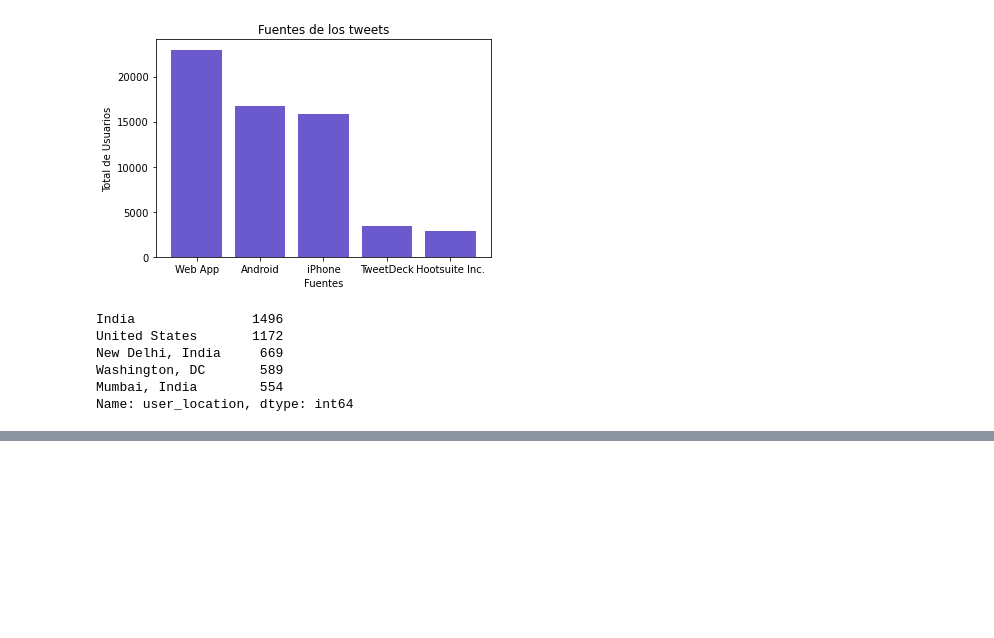
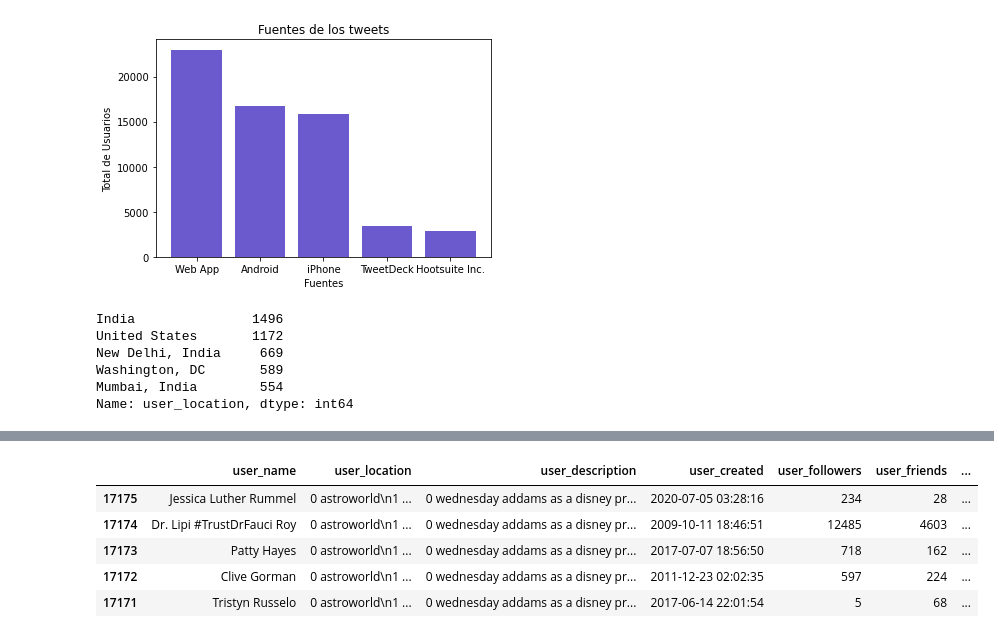
Before and after one commit to AbielBorja/Arte-de-la-analitica, a Jupyter notebook: Dia_4/RetoSemanaTec.ipynb, the cells around one changed output, grey strips where cells are left out. Drawn from its saved outputs; the diff is of its cells as text; code cells hidden in the pictures; blank space fills up the shorter version.

```diff
--- a/Dia_4/RetoSemanaTec.ipynb
+++ b/Dia_4/RetoSemanaTec.ipynb
@@ -334,6 +334,19 @@ Mumbai, India        554
 Name: user_location, dtype: int64
 # %%
 from wordcloud import WordCloud
+import re
+
+def text_cleaner(text) :
+    #text = re. sub(' (It'text)
+    text=re.sub(r"\n"," ",str(text))
+    text=re.sub(r"\t"," ",str(text))
+    text=re.sub(r"\r"," ",str(text))
+    text=re.sub(r"(@)|(#)|(RT[\s]+)|(https?\/\/\S+)|([^a-zA-Z0-9 -])", "",str(text))
+    text=text.strip(" ")
+    return text
+
+
+#dat= text_cleaner(datos)
 
 def wordcloud(df, feature):
     wordcloud = WordCloud(width = 1200,
@@ -341,7 +354,12 @@ def wordcloud(df, feature):
                          max_words = 200,
                          min_word_length = 4,
                          max_font_size = 130, min_font_size = 15,
-                         background_color ='white').generate(" ".join(df[feature]))
+                         background_color ='white').generate("".join(df[feature]))
     plt.figure(figsize = (20,15))
     plt.imshow(wordcloud)
     plt.axis('off')
+
+datos['text'] = datos['text'].apply(text_cleaner)
+datos['user_description'] = datos['user_description'].apply(text_cleaner)
+datos['user_location'] = datos['user_location'].apply(text_cleaner)
+datos['hashtags'] = datos['hashtags'].apply(text_cleaner)
@@ -389,0 +389,13 @@ ValueError: Value of 'x' is not the name of a column in 'data_frame'. Expected o
+# %%
+datos['date'] = pd.to_datetime(datos['date'])
+datos = datos.sort_values(['date'])
+datos['day'] = datos['date'].astype(str).str.split(' ', expand=True)[0]
+datos['time'] = datos['date'].astype(str).str.split(' ', expand=True)[1]
+datos.head()
+# %% [output]
+|  | user_name | user_location | user_description | user_created | user_followers | user_friends | ... |
+| 17175 | Jessica Luther Rummel | 0 astroworld\n1 ... | 0 wednesday addams as a disney pr... | 2020-07-05 03:28:16 | 234 | 28 | ... |
+| 17174 | Dr. Lipi #TrustDrFauci Roy | 0 astroworld\n1 ... | 0 wednesday addams as a disney pr... | 2009-10-11 18:46:51 | 12485 | 4603 | ... |
+| 17173 | Patty Hayes | 0 astroworld\n1 ... | 0 wednesday addams as a disney pr... | 2017-07-07 18:56:50 | 718 | 162 | ... |
+| 17172 | Clive Gorman | 0 astroworld\n1 ... | 0 wednesday addams as a disney pr... | 2011-12-23 02:02:35 | 597 | 224 | ... |
+| 17171 | Tristyn Russelo | 0 astroworld\n1 ... | 0 wednesday addams as a disney pr... | 2017-06-14 22:01:54 | 5 | 68 | ... |
```
Also changed, not shown: parts of 12 cells of this notebook.
